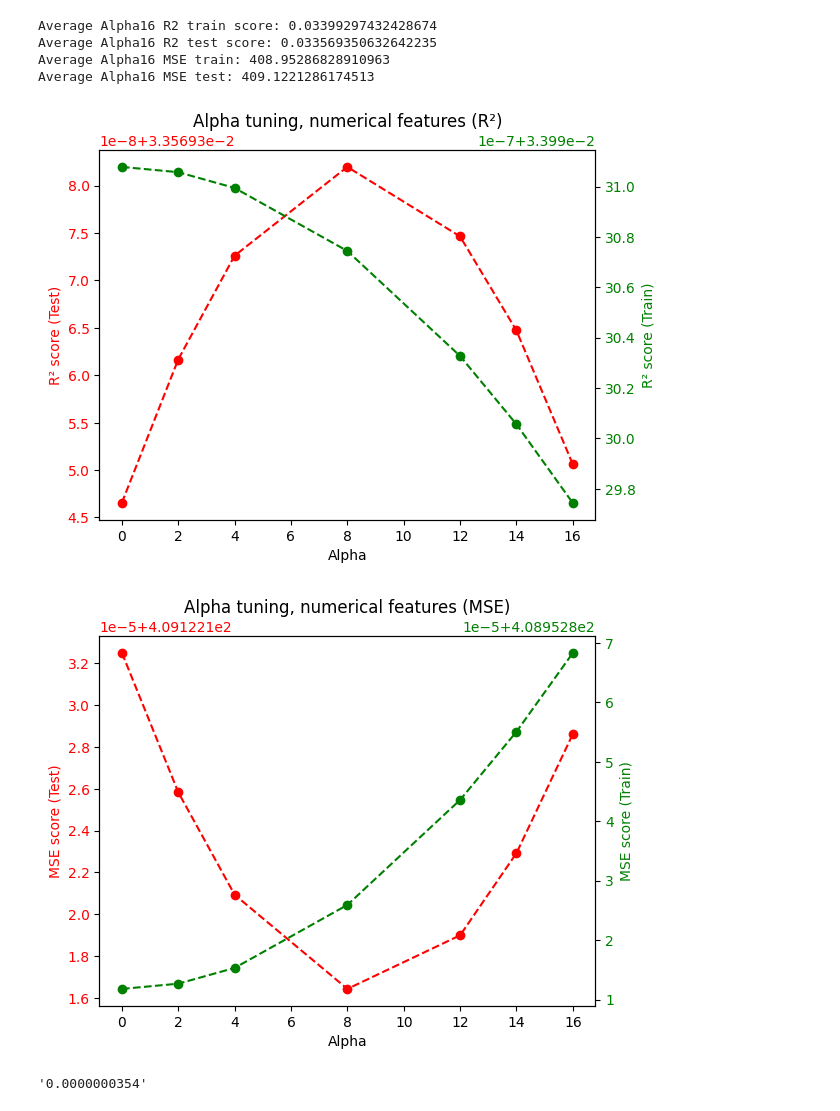
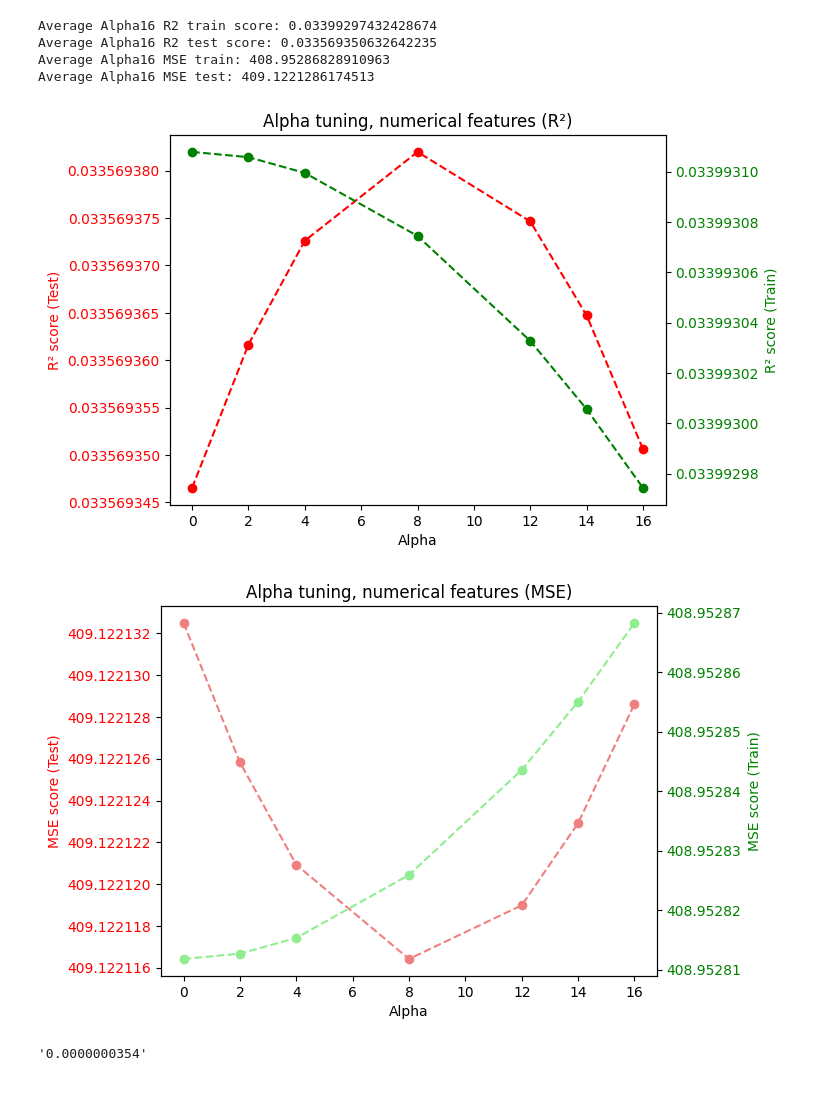
Before and after one commit to fratorgano/RidgeRegressionProject, a Jupyter notebook: ridge_numerical.ipynb, the cells around one changed output. Saved outputs shown, nothing was run; the diff lists cells and outputs as text; code cells hidden in the pictures.

```diff
--- a/ridge_numerical.ipynb
+++ b/ridge_numerical.ipynb
@@ -185,22 +185,24 @@ Average Alpha16 MSE test: 409.1221286174513
 # %%
 import matplotlib.pyplot as plt
 x = alphas
 y_train = r2_train_scores
 y_test = r2_test_scores
 #plt.plot(x,y_train)
 fig,ax = plt.subplots()
 ax.plot(x,y_test,linestyle='--',marker='o',color='red')
 ax.set_title("Alpha tuning, numerical features (R²)")
 ax.set_ylabel("R² score (Test)",color='red')
 ax.tick_params(axis='y',labelcolor='red')
 ax.set_xlabel("Alpha")
 ax2 = ax.twinx()
 ax2.plot(x,y_train,linestyle='--',marker='o',color='green')
 ax2.set_ylabel("R² score (Train)",color='green')
 ax2.tick_params(axis='y',labelcolor='green')
+ax.ticklabel_format(useOffset=False)
+ax2.ticklabel_format(useOffset=False)
 plt.show()
 # %% [output]
-[figure, old version]
+[figure, new version]
 # %%
 import matplotlib.pyplot as plt
 x = alphas
@@ -208,18 +210,20 @@ y_train = mse_train
 y_test = mse_test
 #plt.plot(x,y_train)
 fig,ax = plt.subplots()
-ax.plot(x,y_test,linestyle='--',marker='o',color='red')
+ax.plot(x,y_test,linestyle='--',marker='o',color='lightcoral')
 ax.set_title("Alpha tuning, numerical features (MSE)")
 ax.set_ylabel("MSE score (Test)",color='red')
 ax.tick_params(axis='y',labelcolor='red')
 ax.set_xlabel("Alpha")
 ax2 = ax.twinx()
-ax2.plot(x,y_train,linestyle='--',marker='o',color='green')
+ax2.plot(x,y_train,linestyle='--',marker='o',color='lightgreen')
 ax2.set_ylabel("MSE score (Train)",color='green')
 ax2.tick_params(axis='y',labelcolor='green')
+ax.ticklabel_format(useOffset=False)
+ax2.ticklabel_format(useOffset=False)
 plt.show()
 # %% [output]
-[figure, old version]
+[figure, new version]
 # %%
 max(enumerate(r2_test_scores),key=lambda x: x[1])[0]
 
```
Also changed, not shown: 3 other files.
